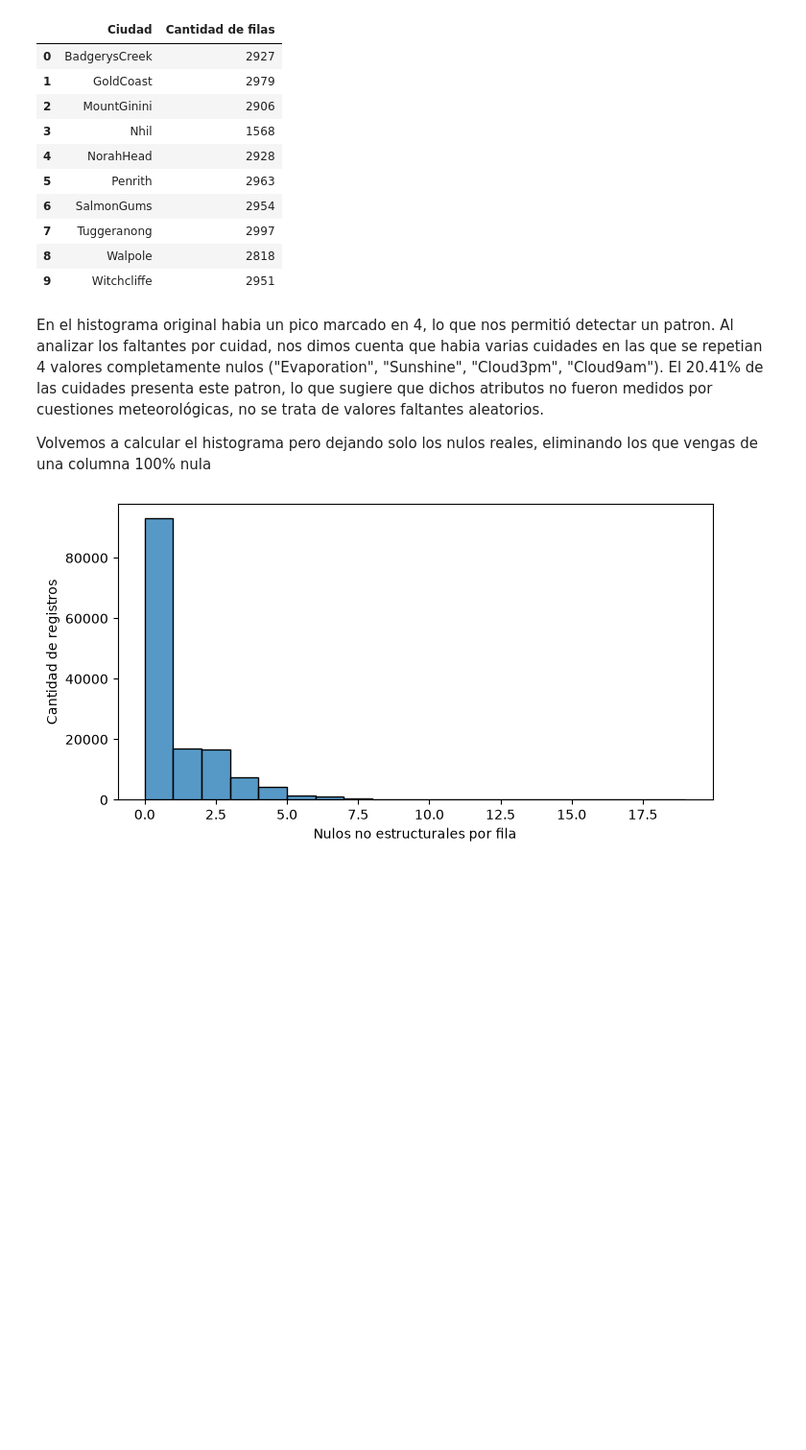
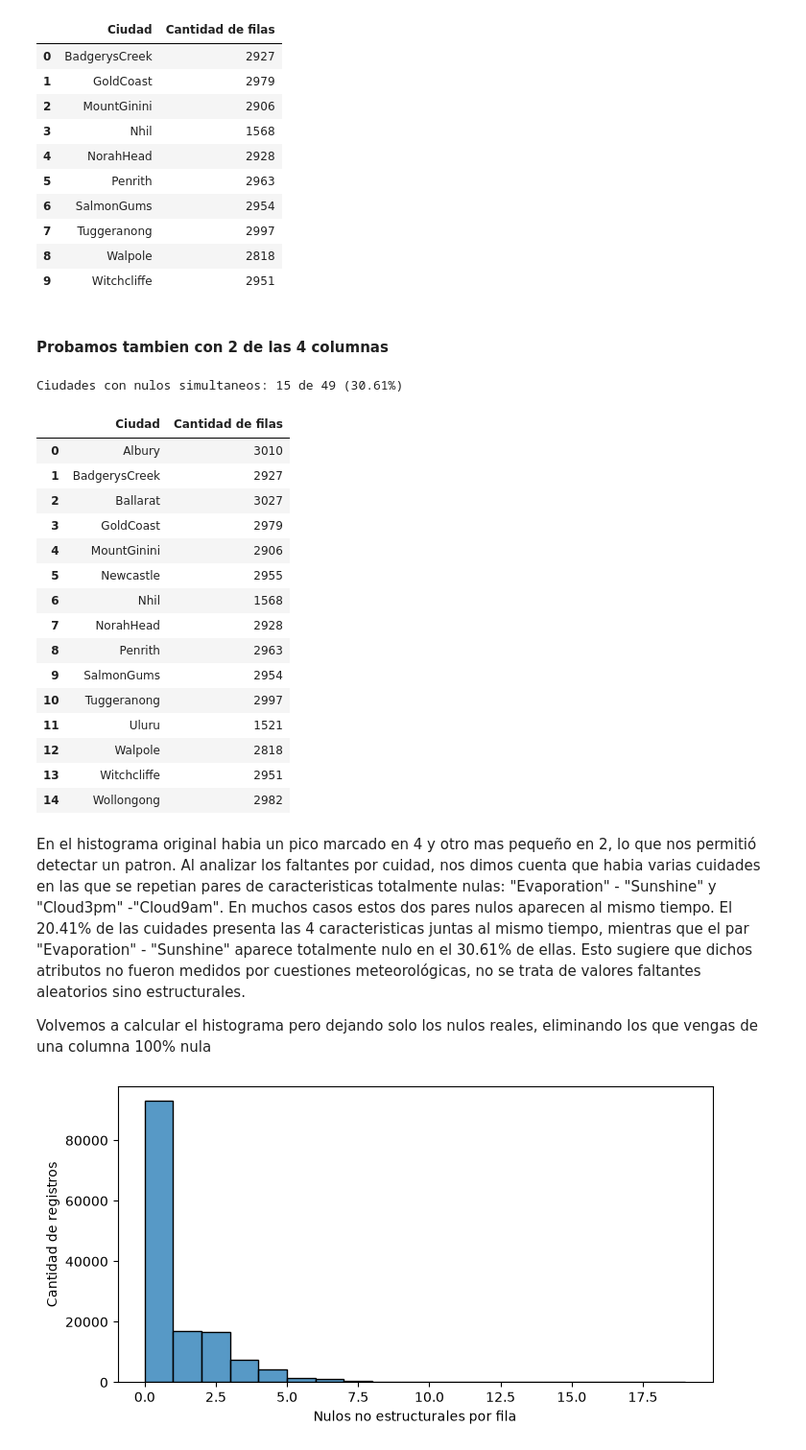
Before and after one commit to AlvaTF/TP-AA1-Ruiz-Toledo-Mendoza, a Jupyter notebook: TP_2/TP_clasificacion_AA1.ipynb, the cells around one changed output. Shown at 96% size. Saved outputs shown, nothing was run; the diff lists cells and outputs as text; code cells hidden in the pictures; blank space fills up the shorter version.

```diff
--- a/TP_2/TP_clasificacion_AA1.ipynb
+++ b/TP_2/TP_clasificacion_AA1.ipynb
@@ -267,8 +264,43 @@ Ciudades con nulos simultáneos: 10 de 49 (20.41%)
 | 7 | Tuggeranong | 2997 |
 | 8 | Walpole | 2818 |
 | 9 | Witchcliffe | 2951 |
+# %% [markdown]
+#### Probamos tambien con 2 de las 4 columnas
+# %%
+columnas = ["Evaporation", "Sunshine"]
+
+nulos_simultaneos_por_fila = df[columnas].isna().all(axis=1)
+
+resumen_ciudades = nulos_simultaneos_por_fila.groupby(df["Location"]).agg(todas_las_filas_nulas="all",cantidad_filas="size") #True si todas las filas de la ciudad tienen nulos simultáneos en el bloque
+
+ciudades_con_nulos_simultaneos = (resumen_ciudades.loc[resumen_ciudades["todas_las_filas_nulas"], "cantidad_filas"].rename_axis("Ciudad").reset_index(name="Cantidad de filas"))
+
+total_ciudades = df["Location"].nunique()
+ciudades_con_nulos = ciudades_con_nulos_simultaneos["Ciudad"].nunique()
+porcentaje = ciudades_con_nulos / total_ciudades * 100
+
+print(f"Ciudades con nulos simultaneos: {ciudades_con_nulos} de {total_ciudades} ({porcentaje:.2f}%)")
+display(ciudades_con_nulos_simultaneos)
+# %% [output]
+Ciudades con nulos simultaneos: 15 de 49 (30.61%)
+|  | Ciudad | Cantidad de filas |
+| 0 | Albury | 3010 |
+| 1 | BadgerysCreek | 2927 |
+| 2 | Ballarat | 3027 |
+| 3 | GoldCoast | 2979 |
+| 4 | MountGinini | 2906 |
+| 5 | Newcastle | 2955 |
+| 6 | Nhil | 1568 |
+| 7 | NorahHead | 2928 |
+| 8 | Penrith | 2963 |
+| 9 | SalmonGums | 2954 |
+| 10 | Tuggeranong | 2997 |
+| 11 | Uluru | 1521 |
+| 12 | Walpole | 2818 |
+| 13 | Witchcliffe | 2951 |
+| 14 | Wollongong | 2982 |
 # %% [markdown]
-En el histograma original habia un pico marcado en 4, lo que nos permitió detectar un patron. Al analizar los faltantes por cuidad, nos dimos cuenta que habia varias cuidades en las que se repetian 4 valores completamente nulos ("Evaporation", "Sunshine", "Cloud3pm", "Cloud9am"). El 20.41% de las cuidades presenta este patron, lo que sugiere que dichos atributos no fueron medidos por cuestiones meteorológicas, no se trata de valores faltantes aleatorios.
+En el histograma original habia un pico marcado en 4 y otro mas pequeño en 2, lo que nos permitió detectar un patron. Al analizar los faltantes por cuidad, nos dimos cuenta que habia varias cuidades en las que se repetian pares de caracteristicas totalmente nulas: "Evaporation" - "Sunshine" y "Cloud3pm" -"Cloud9am". En muchos casos estos dos pares nulos aparecen al mismo tiempo. El 20.41% de las cuidades presenta las 4 caracteristicas juntas al mismo tiempo, mientras que el par "Evaporation" - "Sunshine" aparece totalmente nulo en el 30.61% de ellas. Esto sugiere que dichos atributos no fueron medidos por cuestiones meteorológicas, no se trata de valores faltantes aleatorios sino estructurales.
 
 Volvemos a calcular el histograma pero dejando solo los nulos reales, eliminando los que vengas de una columna 100% nula
 # %%
```
Also changed, not shown: parts of 7 cells of this notebook.
